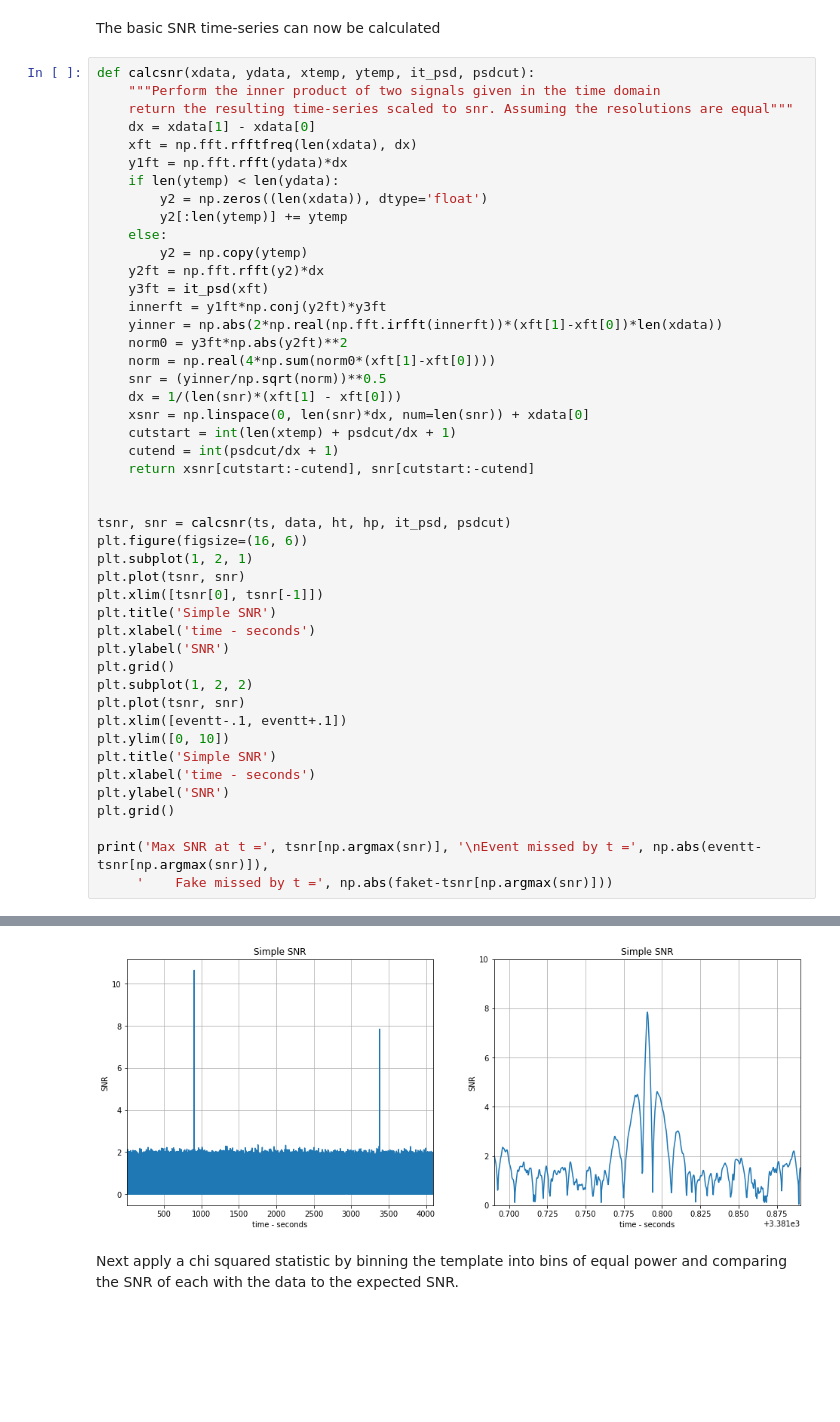
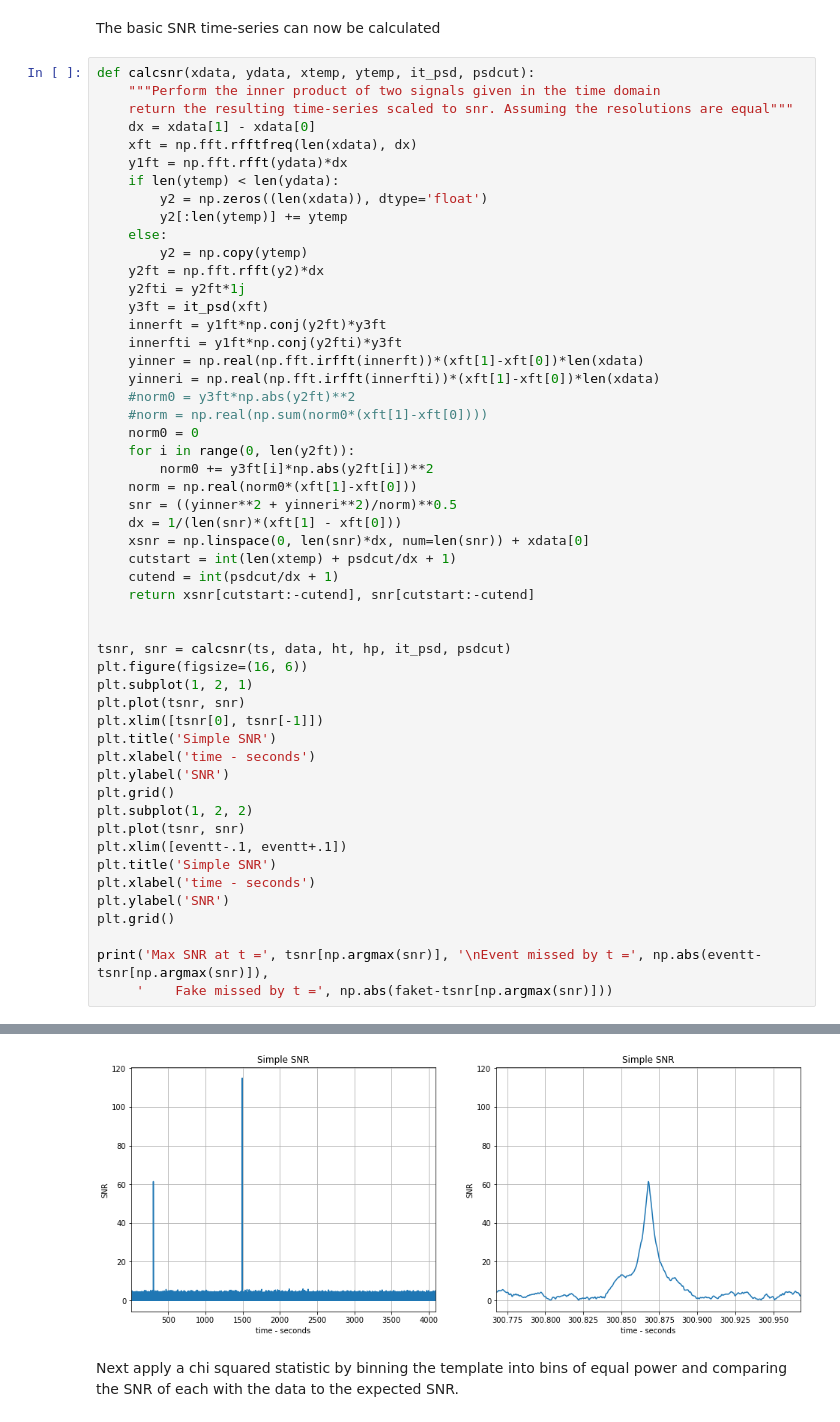
Before and after one commit to connor-mcisaac/gw_test, a Jupyter notebook: FFTonly/MatchedFilter.ipynb, the cells around one changed output, grey strips where cells are left out. Drawn from its saved outputs; the diff is of its cells as text; blank space fills up the shorter version.

```diff
--- a/FFTonly/MatchedFilter.ipynb
+++ b/FFTonly/MatchedFilter.ipynb
@@ -231,12 +237,19 @@ def calcsnr(xdata, ydata, xtemp, ytemp, it_psd, psdcut):
     else:
         y2 = np.copy(ytemp)
     y2ft = np.fft.rfft(y2)*dx
+    y2fti = y2ft*1j
     y3ft = it_psd(xft)
     innerft = y1ft*np.conj(y2ft)*y3ft
-    yinner = np.abs(2*np.real(np.fft.irfft(innerft))*(xft[1]-xft[0])*len(xdata))
-    norm0 = y3ft*np.abs(y2ft)**2
-    norm = np.real(4*np.sum(norm0*(xft[1]-xft[0])))
-    snr = (yinner/np.sqrt(norm))**0.5
+    innerfti = y1ft*np.conj(y2fti)*y3ft
+    yinner = np.real(np.fft.irfft(innerft))*(xft[1]-xft[0])*len(xdata)
+    yinneri = np.real(np.fft.irfft(innerfti))*(xft[1]-xft[0])*len(xdata)
+    #norm0 = y3ft*np.abs(y2ft)**2
+    #norm = np.real(np.sum(norm0*(xft[1]-xft[0])))
+    norm0 = 0
+    for i in range(0, len(y2ft)):
+        norm0 += y3ft[i]*np.abs(y2ft[i])**2
+    norm = np.real(norm0*(xft[1]-xft[0]))
+    snr = ((yinner**2 + yinneri**2)/norm)**0.5
     dx = 1/(len(snr)*(xft[1] - xft[0]))
     xsnr = np.linspace(0, len(snr)*dx, num=len(snr)) + xdata[0]
     cutstart = int(len(xtemp) + psdcut/dx + 1)
@@ -256,7 +269,6 @@ plt.grid()
 plt.subplot(1, 2, 2)
 plt.plot(tsnr, snr)
 plt.xlim([eventt-.1, eventt+.1])
-plt.ylim([0, 10])
 plt.title('Simple SNR')
 plt.xlabel('time - seconds')
 plt.ylabel('SNR')
@@ -269,3 +282,3 @@ print('Max SNR at t =', tsnr[np.argmax(snr)], '\nEvent missed by t =', np.abs(ev
-[figure, old version]
+[figure, new version]
 # %% [markdown]
 Next apply a chi squared statistic by binning the template into bins of equal power and comparing the SNR of each with the data to the expected SNR.
```
Also changed, not shown: parts of 8 cells of this notebook.
